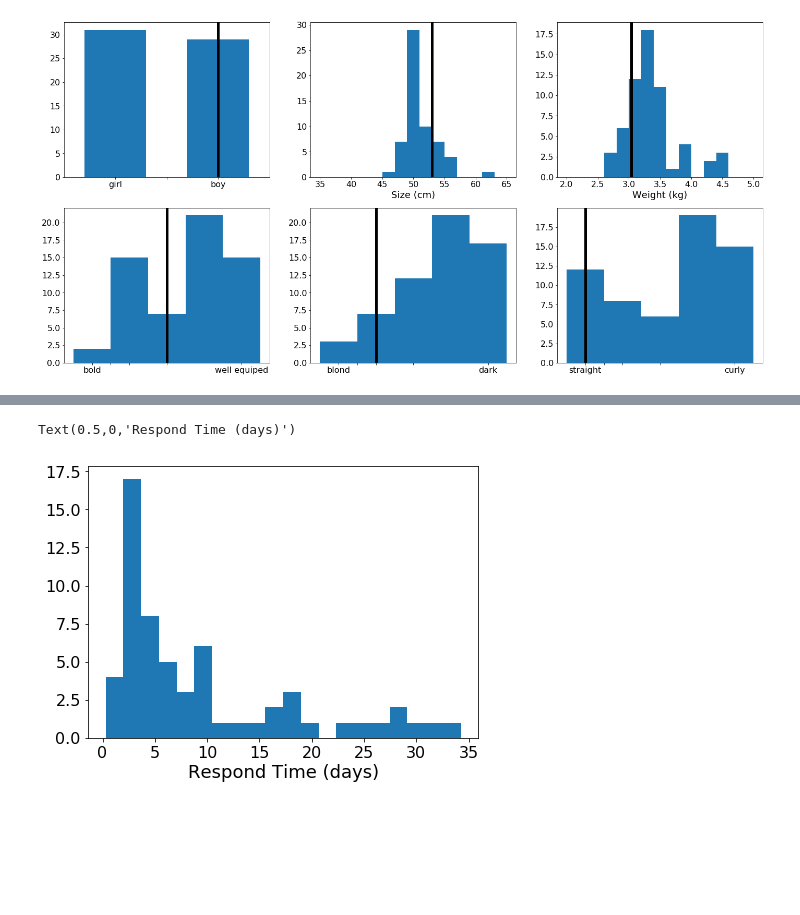
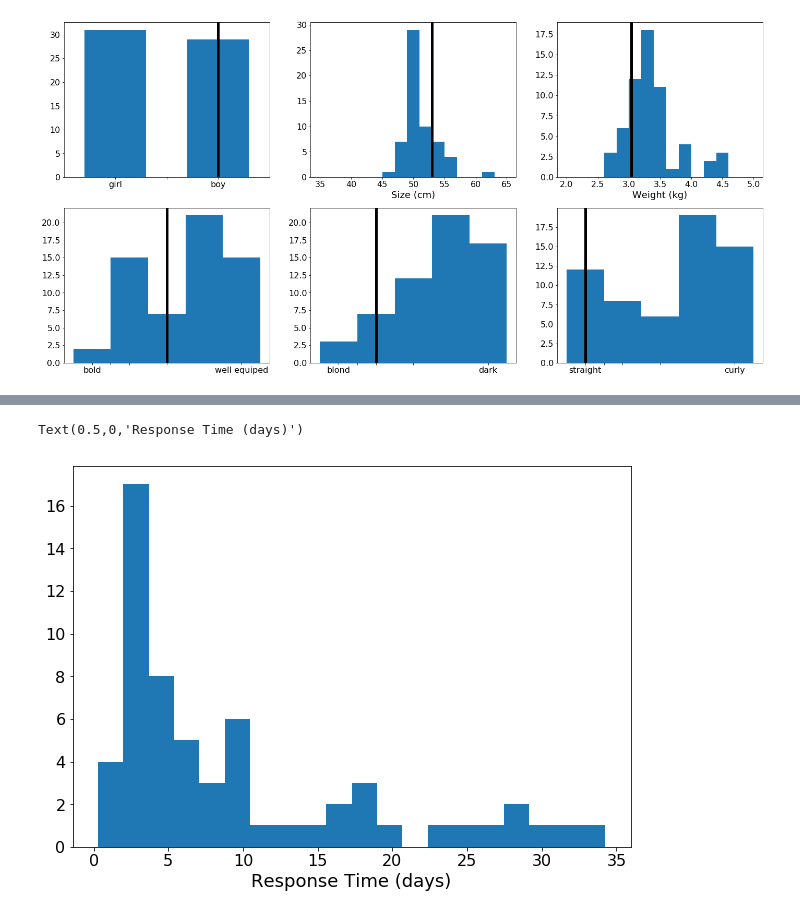
Before and after one commit to rmadar/BabyPollAnalysis, a Jupyter notebook: PollAnalysis.ipynb, the cells around one changed output, grey strips where cells are left out. Cells and saved outputs as stored; diff of their text form; code cells hidden in the pictures; blank space fills up the shorter version.

```diff
--- a/PollAnalysis.ipynb
+++ b/PollAnalysis.ipynb
@@ -8,20 +8,22 @@ import pandas            as pd
 import numpy             as np
 import matplotlib.pyplot as plt
 import matplotlib        as mpl
+import matplotlib.dates  as mdates
 %matplotlib inline
 
 # Plot settings
-mpl.rcParams['legend.frameon' ] = False
-mpl.rcParams['legend.fontsize'] = 'xx-large'
-mpl.rcParams['xtick.labelsize'] = 16
-mpl.rcParams['ytick.labelsize'] = 16
-mpl.rcParams['axes.titlesize' ] = 18
-mpl.rcParams['axes.labelsize' ] = 18
-mpl.rcParams['lines.linewidth'] = 2.5
+mpl.rcParams['legend.frameon'  ] = False
+mpl.rcParams['legend.fontsize' ] = 'xx-large'
+mpl.rcParams['xtick.labelsize' ] = 16
+mpl.rcParams['ytick.labelsize' ] = 16
+mpl.rcParams['axes.titlesize'  ] = 18
+mpl.rcParams['axes.labelsize'  ] = 18
+mpl.rcParams['lines.linewidth' ] = 2.5
+mpl.rcParams['lines.markersize'] = 10
 # %%
 # Load the data
 featureName = ['stamp','your name','date','time','sex','weight','size','name','HairAmount','HairColor','HairStyle','Sign']
-mydata = pd.read_csv('Reponses.csv', names=featureName, parse_dates=[['date', 'time']])
+mydata = pd.read_csv('Responses.csv', names=featureName, parse_dates=[['date', 'time']])
 mydata = mydata[1:]
 print('\nSize of the dataset: {}'.format(len(mydata)))
 
@@ -34,6 +36,10 @@ mydata['sex'] = binary_sex
 mydata['dt']     = pd.to_datetime(mydata['date_time']) - pd.to_datetime('10-14-2017 12:00:00')
 mydata['dtresp'] = pd.to_datetime(mydata['stamp'])     - pd.to_datetime('09-02-2017 09:00:00')
 
+# Adding answer time as index
+mydata['stamp'] = pd.to_datetime(mydata['stamp'])
+mydata.sort_values('stamp',inplace=True)
+
 # Final conversions & printing
 mydata = mydata.convert_objects(convert_numeric=True)
 mydata.head()
@@ -112,10 +174,10 @@ plt.axvline(x=dt_true, color='black', linewidth=5.0)
 # %%
-plt.figure(figsize=(7,5))
+plt.figure(figsize=(10,7))
 plt.hist( mydata['dtresp'].astype('timedelta64[h]')/24., bins=20)
-plt.xlabel('Respond Time (days)')
+plt.xlabel('Response Time (days)')
 # %% [output]
-Text(0.5,0,'Respond Time (days)')
+Text(0.5,0,'Response Time (days)')
-[figure, old version]
+[figure, new version]
 # %%
 data_per_sex = mydata.groupby('sex')
 for key,data in data_per_sex:
```
Also changed, not shown: parts of 10 cells of this notebook, 1 other file.
